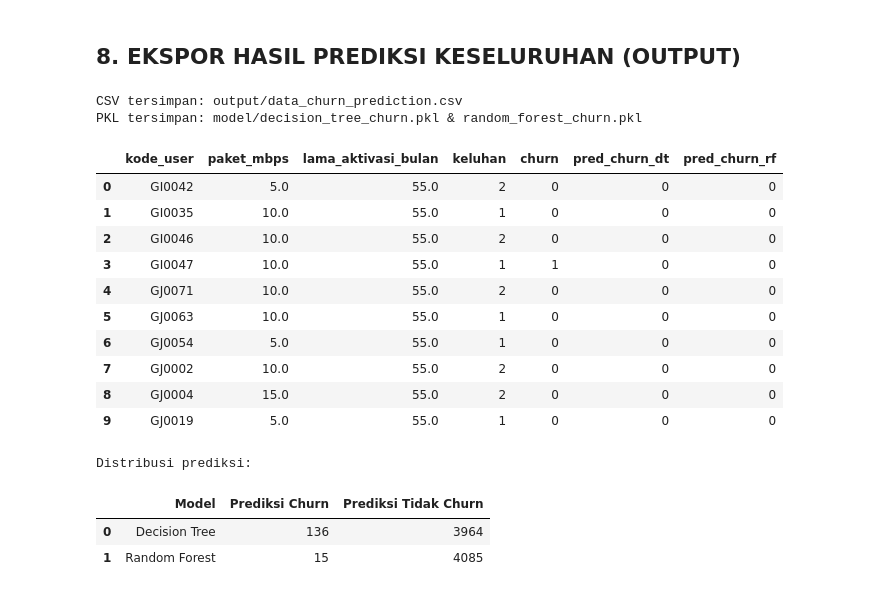
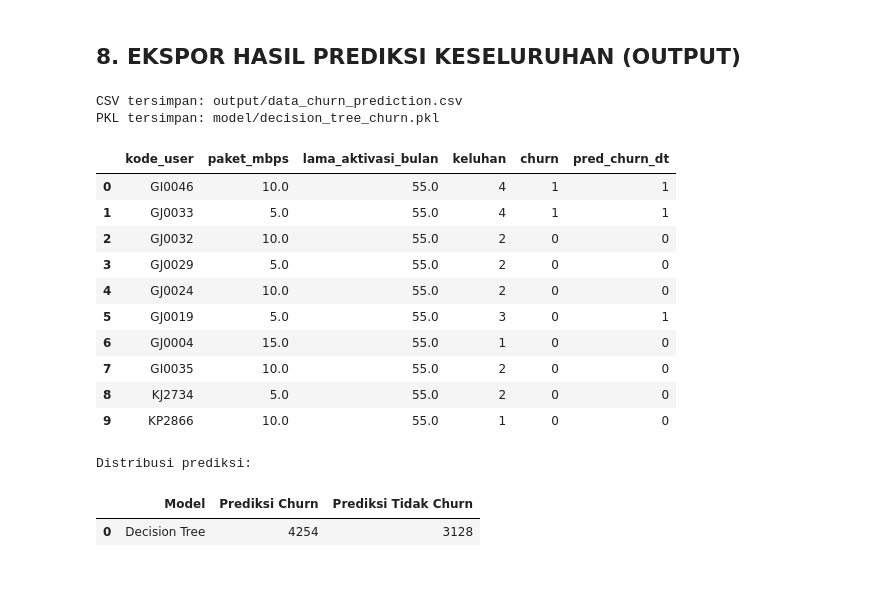
Before and after one commit to Fyodor-DOs/customer-churn-prediction, a Jupyter notebook: Decision_Tree_Churn.ipynb, the cells around one changed output. Saved outputs shown, nothing was run; the diff lists cells and outputs as text; code cells hidden in the pictures.

```diff
--- a/Decision_Tree_Churn.ipynb
+++ b/Decision_Tree_Churn.ipynb
@@ -18,31 +17,23 @@ from sklearn.metrics import (
 # %% [markdown]
 ## **2. MEMUAT DATA DAN INTEGRASI (*TWO-STAGE MODELING*)**
 # %%
-# ====== INTEGRASI DATA PELANGGAN + KELUHAN (Sesuai Jurnal Siregar) ======
-# Jurnal: Tabel 1 -> Nama | Lama Berlangganan | Paket | Keluhan | Status Churn
-# Keluhan berasal dari output Pipeline NLP (severity level 1-4)
-
-# 1. Load data pelanggan (data utama)
-df_pelanggan = pd.read_csv('../dataset/data_pelanggan.csv')
+PELANGGAN = '../dataset/data_pelanggan.csv'
+df_pelanggan = pd.read_csv(PELANGGAN)
 print(f'Data pelanggan: {df_pelanggan.shape[0]:,} baris')
 display(df_pelanggan.head(3))
 
-# 2. Load output NLP: severity per user (dari NLP_Pipeline.ipynb)
 nlp_path = '../output/severity_per_user.csv'
 if not os.path.exists(nlp_path):
-    nlp_path = '../dummy/severity_per_user.csv'  # fallback
+    nlp_path = '../dummy/severity_per_user.csv'
 df_nlp = pd.read_csv(nlp_path)
 df_nlp.rename(columns={'predicted_severity': 'keluhan'}, inplace=True)
 df_nlp['keluhan'] = df_nlp['keluhan'].astype(int)
 print(f'\nData keluhan (output NLP): {df_nlp.shape[0]:,} user')
 display(df_nlp.head(3))
 
-# 3. Merge: data_pelanggan + keluhan (Left Join)
-#    Pelanggan tanpa keluhan → default level 1 (No Explicit Reproach)
 df_merge = df_pelanggan.merge(df_nlp, on='kode_user', how='left')
 df_merge['keluhan'] = df_merge['keluhan'].fillna(1).astype(int)
 
-# 4. Tampilkan hasil integrasi (sesuai Tabel 1 jurnal Siregar)
 print(f'\nHasil Integrasi Data (sesuai jurnal):')
 print(f'Total pelanggan: {df_merge.shape[0]:,}')
 display(df_merge[['kode_user', 'paket_satuan', 'lama_aktivasi', 'keluhan', 'status_log']].head(10))
@@ -319,48 +223,41 @@ plt.tight_layout(); plt.show()
 # %% [markdown]
 ## **8. EKSPOR HASIL PREDIKSI KESELURUHAN (OUTPUT)**
 # %%
-# Prediksi churn pada seluruh dataset
 df_model['pred_churn_dt'] = clf_dt.predict(X)
-df_model['pred_churn_rf'] = clf_rf.predict(X)
 
-# Simpan CSV
 os.makedirs('../output', exist_ok=True)
 df_model.to_csv('../output/data_churn_prediction.csv', index=False)
 print('CSV tersimpan: output/data_churn_prediction.csv')
 
-# Export model PKL untuk Streamlit dashboard
 os.makedirs('../model', exist_ok=True)
 with open('../model/decision_tree_churn.pkl', 'wb') as f:
     pickle.dump(clf_dt, f)
-with open('../model/random_forest_churn.pkl', 'wb') as f:
-    pickle.dump(clf_rf, f)
-print('PKL tersimpan: model/decision_tree_churn.pkl & random_forest_churn.pkl')
+print('PKL tersimpan: model/decision_tree_churn.pkl')
 
 display(df_model[['kode_user', 'paket_mbps', 'lama_aktivasi_bulan', 'keluhan',
-                   'churn', 'pred_churn_dt', 'pred_churn_rf']].head(10))
+                   'churn', 'pred_churn_dt']].head(10))
 
-# Ringkasan
-print('\nDistribusi prediksi:')
+print()
+print('Distribusi prediksi:')
 display(pd.DataFrame({
-    'Model': ['Decision Tree', 'Random Forest'],
-    'Prediksi Churn': [(df_model['pred_churn_dt']==1).sum(), (df_model['pred_churn_rf']==1).sum()],
-    'Prediksi Tidak Churn': [(df_model['pred_churn_dt']==0).sum(), (df_model['pred_churn_rf']==0).sum()]
+    'Model': ['Decision Tree'],
+    'Prediksi Churn': [(df_model['pred_churn_dt']==1).sum()],
+    'Prediksi Tidak Churn': [(df_model['pred_churn_dt']==0).sum()]
 }))
 # %% [output]
 CSV tersimpan: output/data_churn_prediction.csv
-PKL tersimpan: model/decision_tree_churn.pkl & random_forest_churn.pkl
+PKL tersimpan: model/decision_tree_churn.pkl
-|  | kode_user | paket_mbps | lama_aktivasi_bulan | keluhan | churn | pred_churn_dt | pred_churn_rf |
-| 0 | GI0042 | 5.0 | 55.0 | 2 | 0 | 0 | 0 |
-| 1 | GI0035 | 10.0 | 55.0 | 1 | 0 | 0 | 0 |
-| 2 | GI0046 | 10.0 | 55.0 | 2 | 0 | 0 | 0 |
-| 3 | GI0047 | 10.0 | 55.0 | 1 | 1 | 0 | 0 |
-| 4 | GJ0071 | 10.0 | 55.0 | 2 | 0 | 0 | 0 |
-| 5 | GJ0063 | 10.0 | 55.0 | 1 | 0 | 0 | 0 |
-| 6 | GJ0054 | 5.0 | 55.0 | 1 | 0 | 0 | 0 |
-| 7 | GJ0002 | 10.0 | 55.0 | 2 | 0 | 0 | 0 |
-| 8 | GJ0004 | 15.0 | 55.0 | 2 | 0 | 0 | 0 |
-| 9 | GJ0019 | 5.0 | 55.0 | 1 | 0 | 0 | 0 |
+|  | kode_user | paket_mbps | lama_aktivasi_bulan | keluhan | churn | pred_churn_dt |
+| 0 | GI0046 | 10.0 | 55.0 | 4 | 1 | 1 |
+| 1 | GJ0033 | 5.0 | 55.0 | 4 | 1 | 1 |
+| 2 | GJ0032 | 10.0 | 55.0 | 2 | 0 | 0 |
+| 3 | GJ0029 | 5.0 | 55.0 | 2 | 0 | 0 |
+| 4 | GJ0024 | 10.0 | 55.0 | 2 | 0 | 0 |
+| 5 | GJ0019 | 5.0 | 55.0 | 3 | 0 | 1 |
+| 6 | GJ0004 | 15.0 | 55.0 | 1 | 0 | 0 |
+| 7 | GI0035 | 10.0 | 55.0 | 2 | 0 | 0 |
+| 8 | KJ2734 | 5.0 | 55.0 | 2 | 0 | 0 |
+| 9 | KP2866 | 10.0 | 55.0 | 1 | 0 | 0 |
 Distribusi prediksi:
 |  | Model | Prediksi Churn | Prediksi Tidak Churn |
-| 0 | Decision Tree | 136 | 3964 |
-| 1 | Random Forest | 15 | 4085 |
+| 0 | Decision Tree | 4254 | 3128 |
```
Also changed, not shown: parts of 8 cells of this notebook, 1 other file.
